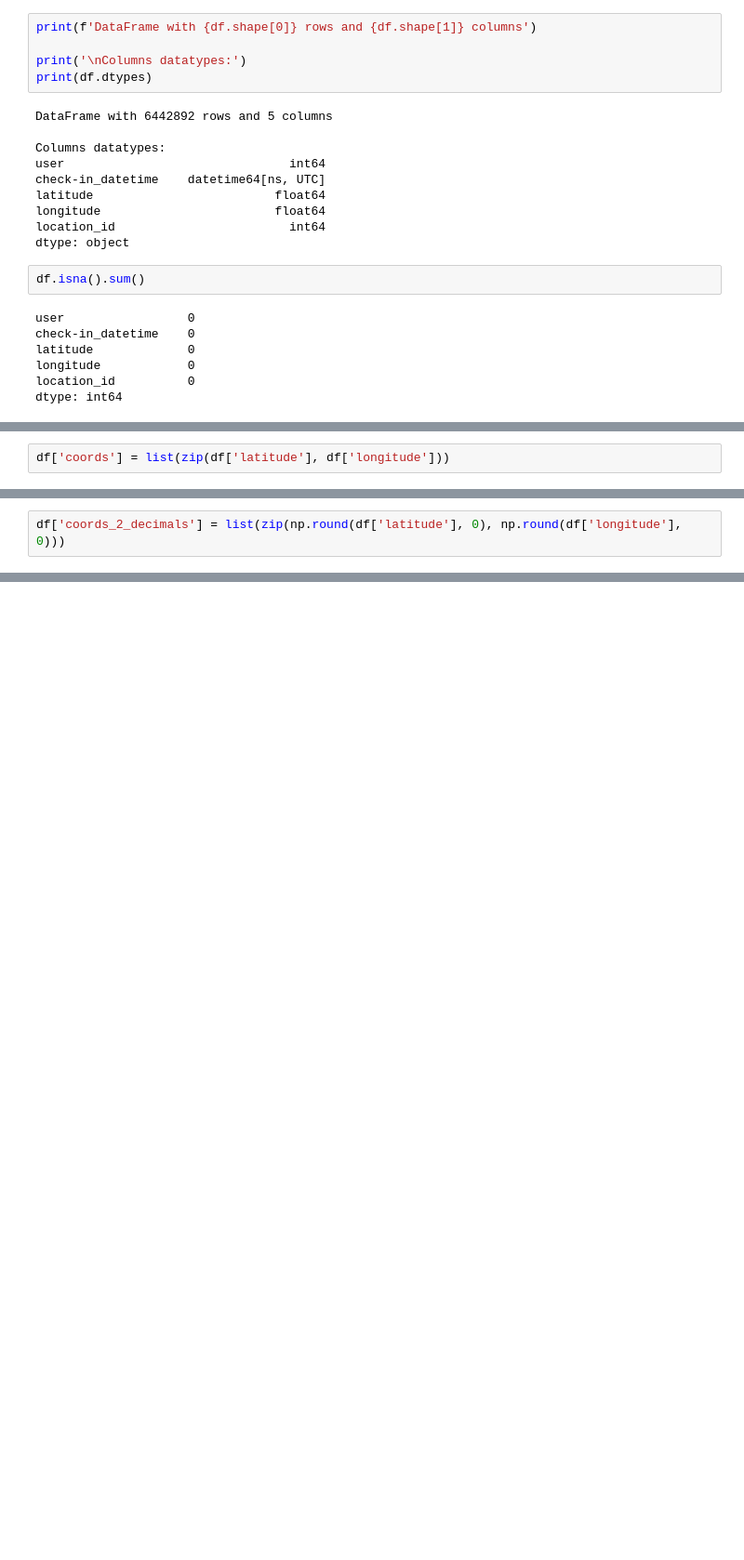
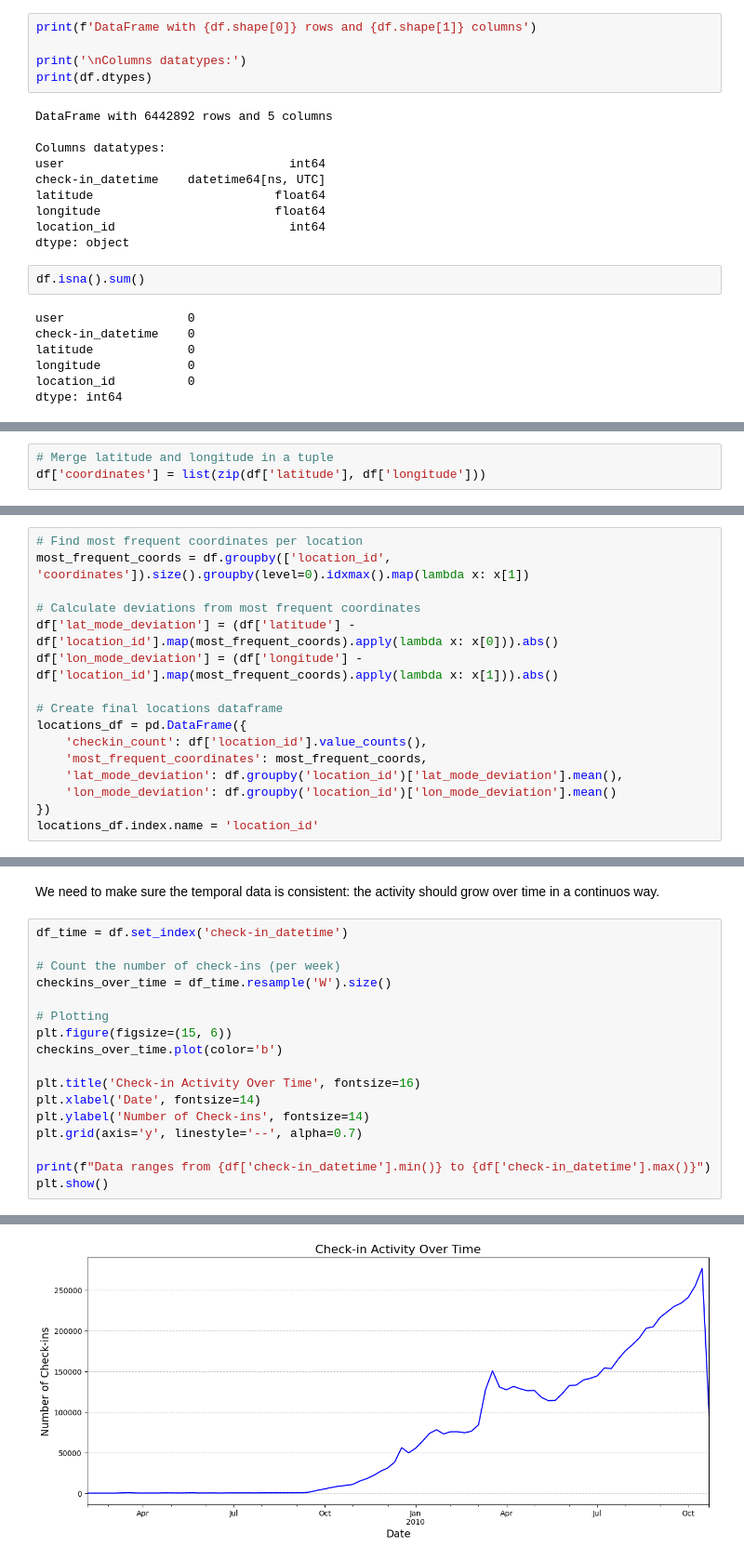
Before and after one commit to quelmitch/link-prediction-learning, a Jupyter notebook: 05_location_based_social_network/05_location_based_social_network.ipynb, the cells around one changed output, grey strips where cells are left out. Shown at 93% size. Cells and saved outputs as stored; diff of their text form; blank space fills up the shorter version.

```diff
--- a/05_location_based_social_network/05_location_based_social_network.ipynb
+++ b/05_location_based_social_network/05_location_based_social_network.ipynb
@@ -231,3 +228,4 @@ There are 1280969 unique locations.
 # %%
-df['coords'] = list(zip(df['latitude'], df['longitude']))
+# Merge latitude and longitude in a tuple
+df['coordinates'] = list(zip(df['latitude'], df['longitude']))
 # %%
@@ -254,4 +253,18 @@ Whatever the cause is, to calculate the home position of a user we need to have
 
 [1]: <https://en.wikipedia.org/wiki/Decimal_degrees#Precision>
-# %%
-df['coords_2_decimals'] = list(zip(np.round(df['latitude'], 0), np.round(df['longitude'], 0)))
+# %%
+# Find most frequent coordinates per location
+most_frequent_coords = df.groupby(['location_id', 'coordinates']).size().groupby(level=0).idxmax().map(lambda x: x[1])
+
+# Calculate deviations from most frequent coordinates
+df['lat_mode_deviation'] = (df['latitude'] - df['location_id'].map(most_frequent_coords).apply(lambda x: x[0])).abs()
+df['lon_mode_deviation'] = (df['longitude'] - df['location_id'].map(most_frequent_coords).apply(lambda x: x[1])).abs()
+
+# Create final locations dataframe
+locations_df = pd.DataFrame({
+    'checkin_count': df['location_id'].value_counts(),
+    'most_frequent_coordinates': most_frequent_coords,
+    'lat_mode_deviation': df.groupby('location_id')['lat_mode_deviation'].mean(),
+    'lon_mode_deviation': df.groupby('location_id')['lon_mode_deviation'].mean()
+})
+locations_df.index.name = 'location_id'
@@ -257,0 +298,20 @@ df['coords_2_decimals'] = list(zip(np.round(df['latitude'], 0), np.round(df['lon
+# %% [markdown]
+We need to make sure the temporal data is consistent: the activity should grow over time in a continuos way.
+# %%
+df_time = df.set_index('check-in_datetime')
+
+# Count the number of check-ins (per week)
+checkins_over_time = df_time.resample('W').size()
+
+# Plotting
+plt.figure(figsize=(15, 6))
+checkins_over_time.plot(color='b')
+
+plt.title('Check-in Activity Over Time', fontsize=16)
+plt.xlabel('Date', fontsize=14)
+plt.ylabel('Number of Check-ins', fontsize=14)
+plt.grid(axis='y', linestyle='--', alpha=0.7)
+
+print(f"Data ranges from {df['check-in_datetime'].min()} to {df['check-in_datetime'].max()}")
+plt.show()
+# %% [output]
@@ -257,0 +319 @@ df['coords_2_decimals'] = list(zip(np.round(df['latitude'], 0), np.round(df['lon
+[figure, added]
```
Also changed, not shown: parts of 23 cells of this notebook.
